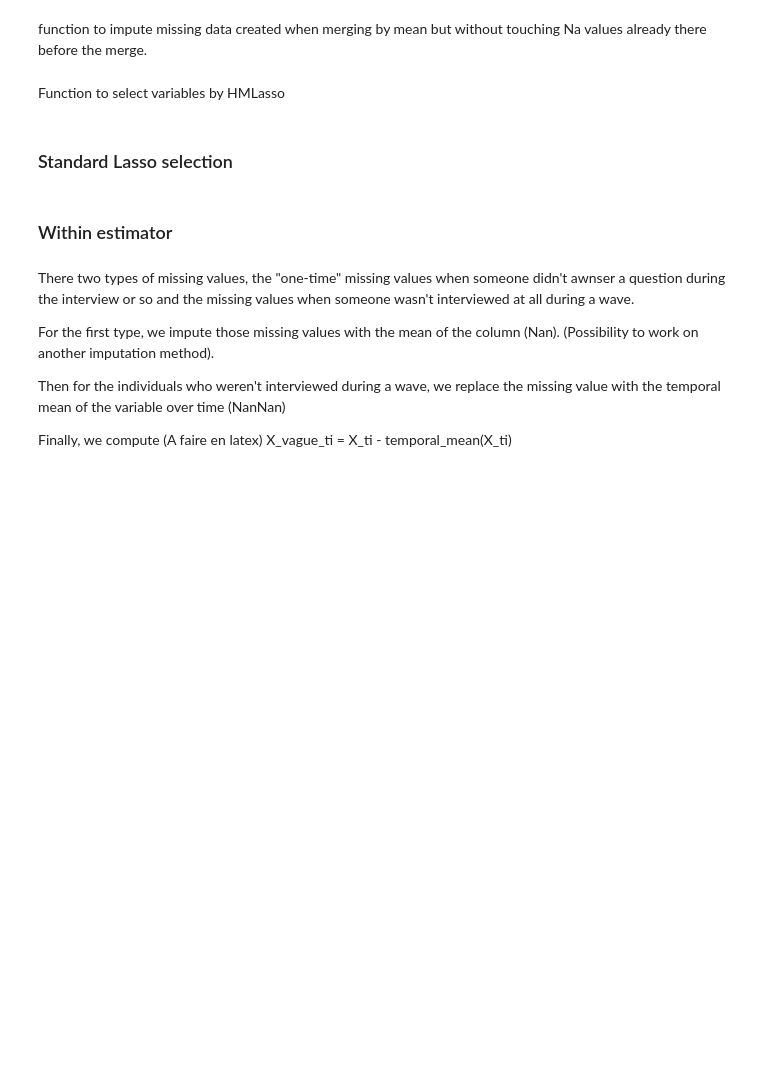
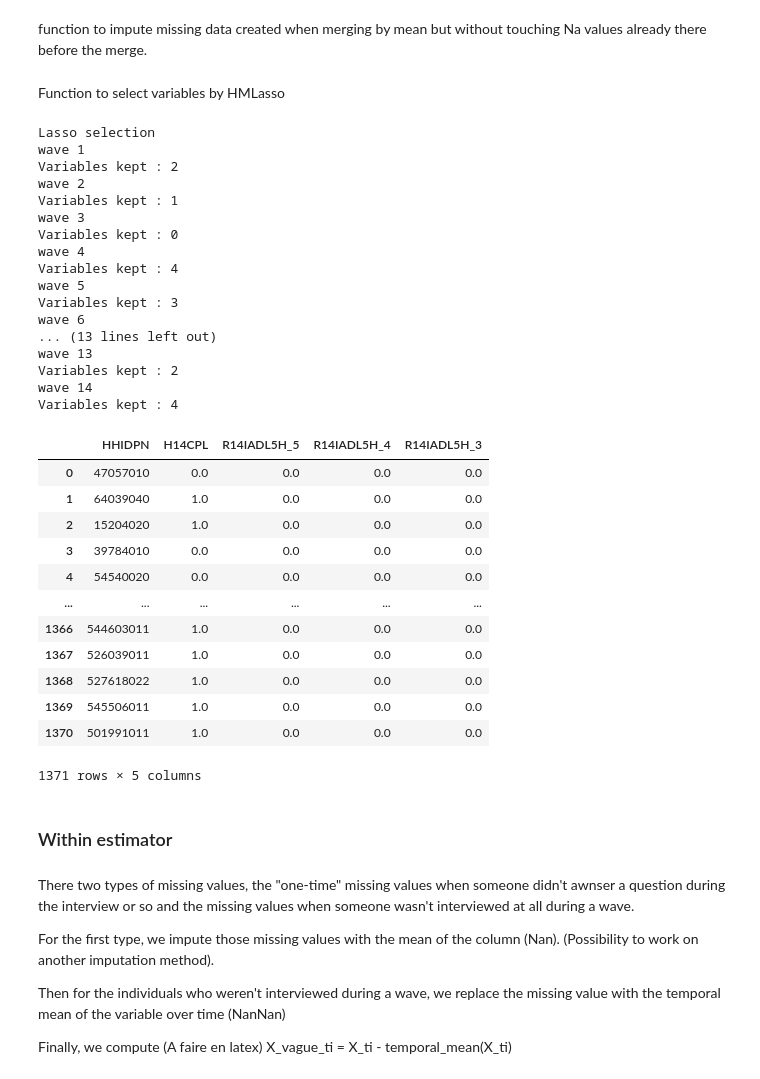
Before and after one commit to jveillon/Projet_Statapp, a Jupyter notebook: Panel_estimates/file_02_panel_estimation.ipynb, the cells around one changed output. Cells and saved outputs as stored; diff of their text form; code cells hidden in the pictures; blank space fills up the shorter version.

Commit message:
Add a common Lasso

```diff
--- a/Panel_estimates/file_02_panel_estimation.ipynb
+++ b/Panel_estimates/file_02_panel_estimation.ipynb
@@ -216,13 +252,18 @@ def Na_management(df1, df2, index):
 # %% [markdown]
 Function to select variables by HMLasso
 # %%
-def HMLasso_selection(X_train, Y_train, mu, limit, reduced):
+def Lasso_selection(X_train, Y_train, HMLasso, method, mu, limit, reduced):
+
+    #If a columns contains only Nan values, we drop it
+    empty_col = [col for col in X_train.columns if X_train[col].isnull().all()]
+    if empty_col != []:
+        X_train.drop(empty_col, axis=1, inplace=True)
 
     liste = list_wave(X_train, reduced)
 
-    print("HMLasso")
+    print("Lasso selection")
 
-    selected = initialize_HMLasso(liste, Y_train, mu, limit)
+    selected = initialize_Lasso(liste, Y_train, HMLasso, method, mu, limit)
 
     scaler = StandardScaler()#(with_std=False)
     hml.ERRORS_HANDLING = "ignore"
@@ -243,22 +284,71 @@ def HMLasso_selection(X_train, Y_train, mu, limit, reduced):
         Y_train_i = Y_train_i.values
         Y_train_i = (Y_train_i - np.mean(Y_train_i))/np.std(Y_train_i)
 
-        X_train_i = scaler.fit_transform(X_train_i)
 
-        lasso = hml.HMLasso(mu)
-        lasso.fit(X_train_i, Y_train_i)
+        #HMLasso
+        if HMLasso:
+            #Standardize X_train
+            X_train_i = scaler.fit_transform(X_train_i)
 
-        coefficients = np.abs(lasso.beta_opt.copy())
+            coefficients = apply_HMLasso(X_train_i, Y_train_i, mu)
 
-        var_to_keep = coefficients < 10**(limit)
-        var_to_keep = np.insert(var_to_keep,0,False)
+            #Variables to keep
+            var_to_keep = coefficients > 10**(limit)
+
+        #Common Lasso
+        else:
+            X_train_i = Na_imputation(X_train_i, method)
+
+            #Standardize X_train
+            X_train_i = scaler.fit_transform(X_train_i)
+
+            coefficients = apply_Lasso(X_train_i, Y_train_i, mu)
+
+            #Variables top keep
+            var_to_keep = coefficients != 0
+
+        #Selection of variables
+        print("Variables kept :", list(var_to_keep).count(1))
+        var_to_keep = np.insert(var_to_keep,0,True)
 
         entire_data = var_to_select
-        selected = entire_data[entire_data.columns[~var_to_keep]]
+        selected = entire_data[entire_data.columns[var_to_keep]]
 
     return selected
-# %% [markdown]
-### Standard Lasso selection
+# %%
+selected = Lasso_selection(X_train, Y_train, HMLasso = False, method = "mean", mu=0.1, limit=-14, reduced=True)
+selected
+# %% [output]
+Lasso selection
+wave 1
+Variables kept : 2
+wave 2
+Variables kept : 1
+wave 3
+Variables kept : 0
+wave 4
+Variables kept : 4
+wave 5
+Variables kept : 3
+wave 6
+... (13 lines left out)
+wave 13
+Variables kept : 2
+wave 14
+Variables kept : 4
+|  | HHIDPN | H14CPL | R14IADL5H_5 | R14IADL5H_4 | R14IADL5H_3 |
+| 0 | 47057010 | 0.0 | 0.0 | 0.0 | 0.0 |
+| 1 | 64039040 | 1.0 | 0.0 | 0.0 | 0.0 |
+| 2 | 15204020 | 1.0 | 0.0 | 0.0 | 0.0 |
+| 3 | 39784010 | 0.0 | 0.0 | 0.0 | 0.0 |
+| 4 | 54540020 | 0.0 | 0.0 | 0.0 | 0.0 |
+| ... | ... | ... | ... | ... | ... |
+| 1366 | 544603011 | 1.0 | 0.0 | 0.0 | 0.0 |
+| 1367 | 526039011 | 1.0 | 0.0 | 0.0 | 0.0 |
+| 1368 | 527618022 | 1.0 | 0.0 | 0.0 | 0.0 |
+| 1369 | 545506011 | 1.0 | 0.0 | 0.0 | 0.0 |
+| 1370 | 501991011 | 1.0 | 0.0 | 0.0 | 0.0 |
+1371 rows × 5 columns
 # %% [markdown]
 ### Within estimator
 # %% [markdown]
```
Also changed, not shown: parts of 15 cells of this notebook.
